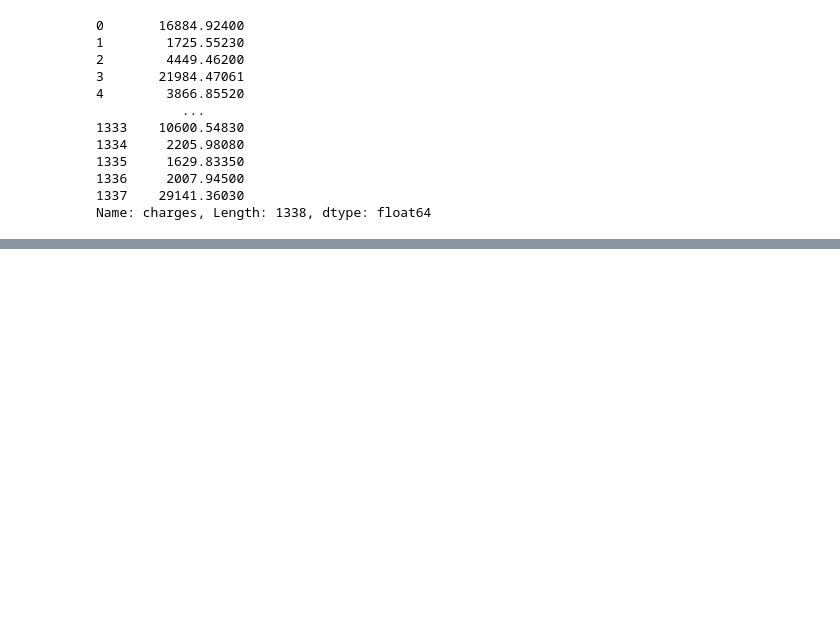
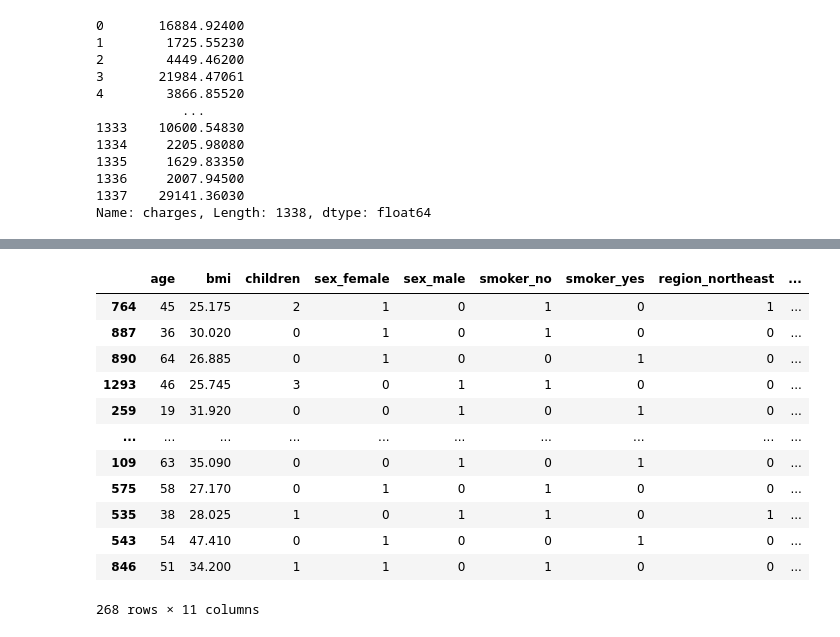
Before and after one commit to topguns837/Tensorflow-deeplearning, a Jupyter notebook: 01_neural_network_regression_with_tensorflow.ipynb, the cells around one changed output, grey strips where cells are left out. Cells and saved outputs as stored; diff of their text form; code cells hidden in the pictures; blank space fills up the shorter version.

```diff
--- a/01_neural_network_regression_with_tensorflow.ipynb
+++ b/01_neural_network_regression_with_tensorflow.ipynb
@@ -966,0 +725,16 @@ Name: charges, Length: 1338, dtype: float64
+# %%
+X_test
+# %% [output]
+|  | age | bmi | children | sex_female | sex_male | smoker_no | smoker_yes | region_northeast | ... |
+| 764 | 45 | 25.175 | 2 | 1 | 0 | 1 | 0 | 1 | ... |
+| 887 | 36 | 30.020 | 0 | 1 | 0 | 1 | 0 | 0 | ... |
+| 890 | 64 | 26.885 | 0 | 1 | 0 | 0 | 1 | 0 | ... |
+| 1293 | 46 | 25.745 | 3 | 0 | 1 | 1 | 0 | 0 | ... |
+| 259 | 19 | 31.920 | 0 | 0 | 1 | 0 | 1 | 0 | ... |
+| ... | ... | ... | ... | ... | ... | ... | ... | ... | ... |
+| 109 | 63 | 35.090 | 0 | 0 | 1 | 0 | 1 | 0 | ... |
+| 575 | 58 | 27.170 | 0 | 1 | 0 | 1 | 0 | 0 | ... |
+| 535 | 38 | 28.025 | 1 | 0 | 1 | 1 | 0 | 1 | ... |
+| 543 | 54 | 47.410 | 0 | 1 | 0 | 0 | 1 | 0 | ... |
+| 846 | 51 | 34.200 | 1 | 1 | 0 | 1 | 0 | 0 | ... |
+268 rows × 11 columns
```
Also changed, not shown: parts of 72 cells of this notebook.
